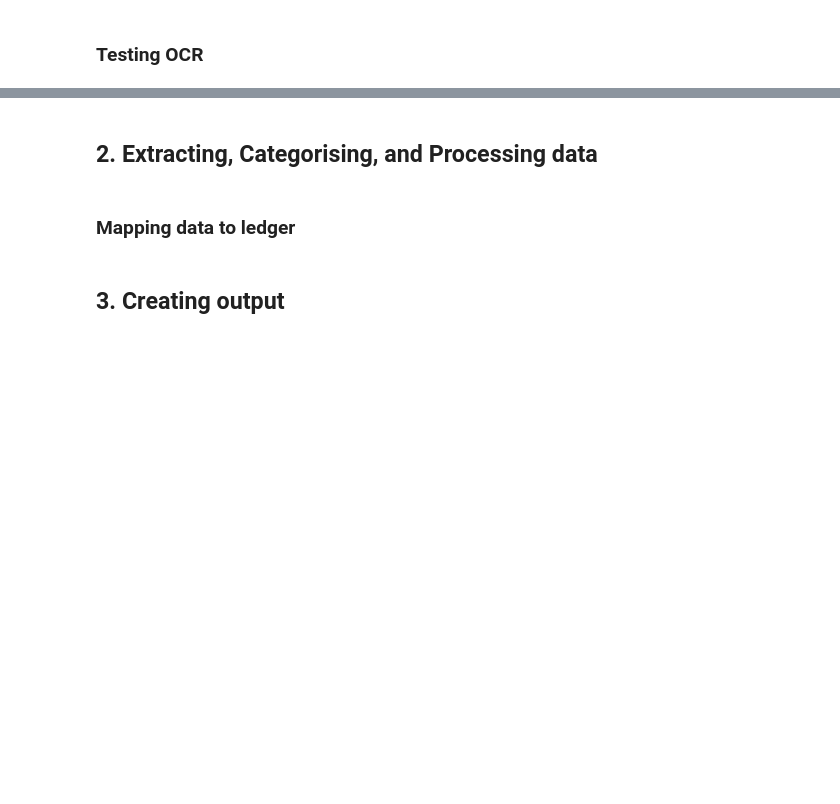
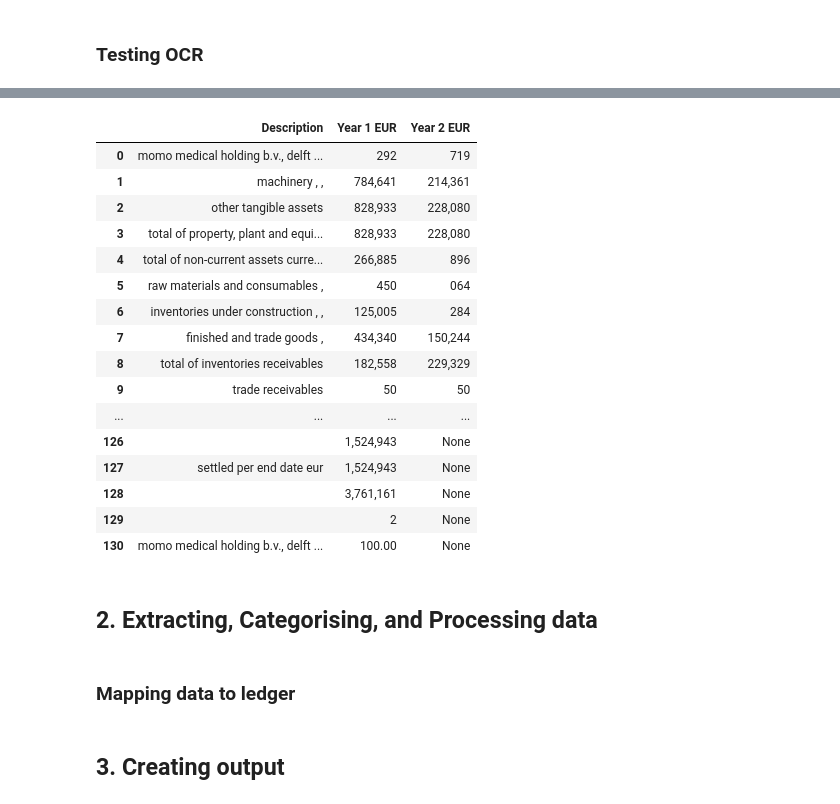
Before and after one commit to markusiewiczj/data-extraction, a Jupyter notebook: text extraction.ipynb, the cells around one changed output, grey strips where cells are left out. Drawn from its saved outputs; the diff is of its cells as text; code cells hidden in the pictures; blank space fills up the shorter version.

Commit message:
working on parsing text extracted with OCR

```diff
--- a/text extraction.ipynb
+++ b/text extraction.ipynb
@@ -58,9 +79,10 @@ def extract_text_from_pdf(pdf_path):
     return all_text
 
 # here change path to pdf
-# pdf_path = '/Users/juliamarkusiewicz/Documents/research assistant work code/PDF_Mining_Julia/Jaarrekening-2022-DG-Press-HoldinG-B.V.pdf'
-pdf_path = '/Users/juliamarkusiewicz/Documents/research assistant work code/PDF_Mining_Julia/Jaarrekening-Momo-Medical-Holding-B.V.-2022.pdf'
+pdf_path = '/Users/juliamarkusiewicz/Documents/research assistant work code/PDF_Mining_Julia/Jaarrekening-2022-DG-Press-HoldinG-B.V.pdf'
+# pdf_path = '/Users/juliamarkusiewicz/Documents/research assistant work code/PDF_Mining_Julia/Jaarrekening-Momo-Medical-Holding-B.V.-2022.pdf'
 # pdf_path = '/Users/juliamarkusiewicz/Documents/research assistant work code/PDF_Mining_Julia/Jaarrekening-2022-Informed-IT-Holding-B.V.pdf'
+# pdf_path = 'KVK Sample Files 2 - Julia/01042818-docType-sd_jaarrek_art394_lid1-docJaar-2022-docCreatie-2023-12-28-docId-090299cc626872c5.pdf'
 # pdf_path = 'KVK Sample Files 2 - Julia/01016572-docType-sd_jaarrek_art394_lid1-docJaar-2022-docCreatie-2023-12-21-docId-090299cc61e0f819.pdf'
 text = extract_text_from_pdf(pdf_path)
 text_data= extract_text_from_pdf(pdf_path)
@@ -68,6 +387,6 @@ print(text)
 # %%
-import re
-import pandas as pd
+# testing adjusting logic from previous approach, for now testing different approach but left in case it is needed
+
 
 MAX_DESCRIPTION_LENGTH = 220
 
@@ -94,8 +413,13 @@ def extract_numbers_and_text(line):
     return ' '.join(text_parts).strip(), numbers
 
 def parse_adjusted_financial_text(text):
-    text = remove_small_numbers(text)
-    lines = text.strip().split("\n")
+    text = remove_small_numbers(text) # remove small numbers from begining of text
+    # first try to detect which table type we're currently dealing with:
+    #   1. Perfectly parsed data (eg. Machinery 44,292 13,719, ...)
+    #   2. Properly parsed table but labels separated from numbers
+    #   3. ??
+
+    lines = text.strip().split("\n").
     parsed_data = []
     misc_text_data = []
     current_description = ""
@@ -109,34 +433,52 @@ def parse_adjusted_financial_text(text):
             no_numeric_data_on_page = True
             continue
 
         text, numbers = extract_numbers_and_text(line)
         filtered_numbers = [num for num in numbers if not is_year(num)]
 
         if numbers:
             if len(filtered_numbers) > 0:
                 no_numeric_data_on_page = False
                 if current_description and len(current_description) <= MAX_DESCRIPTION_LENGTH:
                     # Ensure each row has exactly three elements (one description and two numeric values)
                     row = [current_description.lower()] + filtered_numbers[:2]
                     if len(row) < 3:  # Pad with None if necessary
                         row += [None] * (3 - len(row))
                     parsed_data.append(row)
                 current_description = ""
             current_description += " " + text if current_description else text
         elif len(current_description) + len(text) <= MAX_DESCRIPTION_LENGTH:
             current_description += " " + text
 
     if no_numeric_data_on_page and current_description:
         misc_text_data.append(current_description)
 
-    # Create DataFrame with a fixed number of columns
+
     return pd.DataFrame(parsed_data, columns=['Description', 'Year 1 EUR', 'Year 2 EUR']), misc_text_data
 
 # Parse the adjusted text data
 df_parsed, misc_text_data = parse_adjusted_financial_text(text_data)
 
 # Display the parsed DataFrame
 display(df_parsed)
+# %% [output]
+|  | Description | Year 1 EUR | Year 2 EUR |
+| 0 | momo medical holding b.v., delft ... | 292 | 719 |
+| 1 | machinery , , | 784,641 | 214,361 |
+| 2 | other tangible assets | 828,933 | 228,080 |
+| 3 | total of property, plant and equi... | 828,933 | 228,080 |
+| 4 | total of non-current assets curre... | 266,885 | 896 |
+| 5 | raw materials and consumables , | 450 | 064 |
+| 6 | inventories under construction , , | 125,005 | 284 |
+| 7 | finished and trade goods , | 434,340 | 150,244 |
+| 8 | total of inventories receivables | 182,558 | 229,329 |
+| 9 | trade receivables | 50 | 50 |
+| ... | ... | ... | ... |
+| 126 |  | 1,524,943 | None |
+| 127 | settled per end date eur | 1,524,943 | None |
+| 128 |  | 3,761,161 | None |
+| 129 |  | 2 | None |
+| 130 | momo medical holding b.v., delft ... | 100.00 | None |
 # %% [markdown]
 ## 2. Extracting, Categorising, and Processing data
 # %%
```
Also changed, not shown: parts of 13 cells of this notebook.
